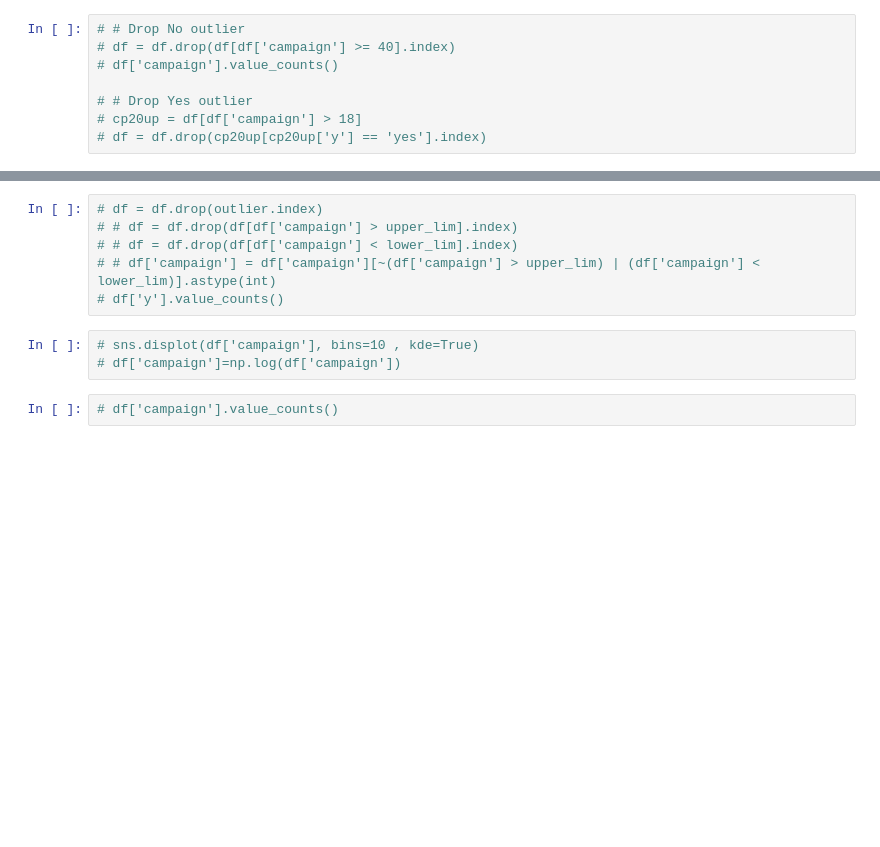
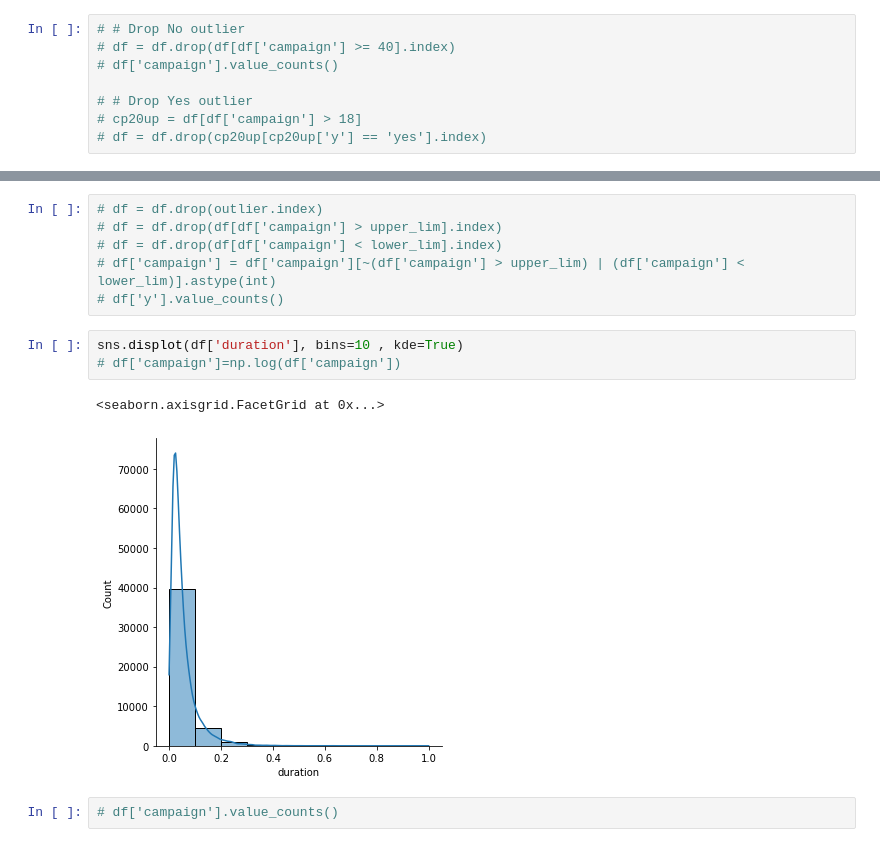
Before and after one commit to AthimetA/FRA503_HW_ML, a Jupyter notebook: HW1-ML.ipynb, the cells around one changed output, grey strips where cells are left out. Drawn from its saved outputs; the diff is of its cells as text; blank space fills up the shorter version.

```diff
--- a/HW1-ML.ipynb
+++ b/HW1-ML.ipynb
@@ -268,12 +272,15 @@ df_test = df_test.drop(columns=[i for i in list(df_test.columns) if i not in lis
 # %%
 # df = df.drop(outlier.index)
-# # df = df.drop(df[df['campaign'] > upper_lim].index)
-# # df = df.drop(df[df['campaign'] < lower_lim].index)
-# # df['campaign'] = df['campaign'][~(df['campaign'] > upper_lim) | (df['campaign'] < lower_lim)].astype(int)
+# df = df.drop(df[df['campaign'] > upper_lim].index)
+# df = df.drop(df[df['campaign'] < lower_lim].index)
+# df['campaign'] = df['campaign'][~(df['campaign'] > upper_lim) | (df['campaign'] < lower_lim)].astype(int)
 # df['y'].value_counts()
 # %%
-# sns.displot(df['campaign'], bins=10 , kde=True)
+sns.displot(df['duration'], bins=10 , kde=True)
 # df['campaign']=np.log(df['campaign'])
+# %% [output]
+<seaborn.axisgrid.FacetGrid at 0x...>
+[figure, added]
 # %%
 # df['campaign'].value_counts()
 # %%
```
Also changed, not shown: parts of 11 cells of this notebook.
